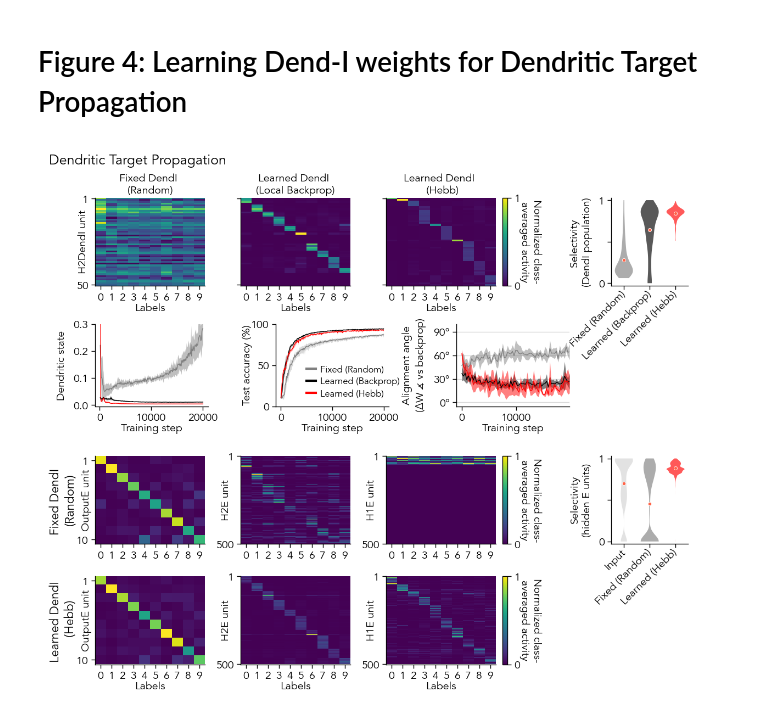
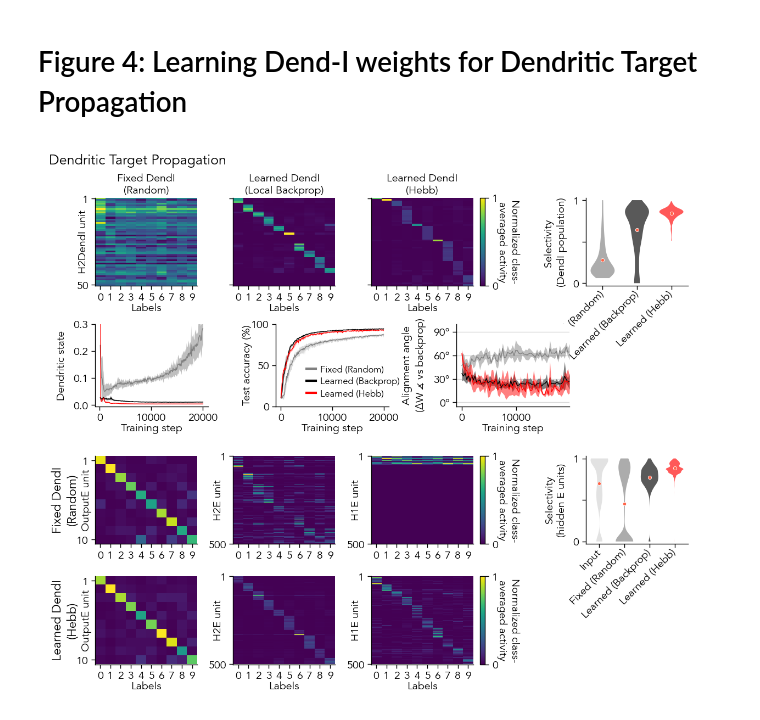
Before and after one commit to Milstein-Lab/EIANN, a Jupyter notebook: docs/Galloni_etal_2025/Figure_4.ipynb, the cells around one changed output. Saved outputs shown, nothing was run; the diff lists cells and outputs as text; code cells hidden in the pictures.

```diff
--- a/docs/Galloni_etal_2025/Figure_4.ipynb
+++ b/docs/Galloni_etal_2025/Figure_4.ipynb
@@ -23,7 +23,7 @@ axes1 = gs.GridSpec(nrows=4, ncols=5, figure=fig,
                     left=0.08,right=0.98,
                     bottom=0.07, top=0.92,
                     wspace=0.4, hspace=0.35,
-                    height_ratios=[1, 1.2, 1, 1], width_ratios=[1, 1, 1, 0.4, 0.7])
+                    height_ratios=[1, 1.2, 1, 1], width_ratios=[1, 1, 1, 0.4, 1])
 ax_dend_selectivity = fig.add_subplot(axes1[0, 4])
 ax_selectivity      = fig.add_subplot(axes1[2, 4])
 
@@ -101,35 +101,35 @@ for col, model_key in enumerate(model_list):
         if model_key in subpanel_config:
             # Plot activity heatmaps of each population to the test dataset
             cfg = subpanel_config[model_key]
             average_pop_activity_dict = data_dict[example_seed]['average_pop_activity_dict']
             for i, population in enumerate(["OutputE", "H2E", "H1E"]):
                 ax = fig.add_subplot(axes1[cfg["row"], i])
                 eiann.plot_batch_accuracy_from_data(average_pop_activity_dict, population=population, sort=True, ax=ax, cbar=False)
                 num_units = average_pop_activity_dict[population].shape[1]
                 ax.set_yticks([0,num_units-1])
                 ax.set_yticklabels([1,num_units])
                 ax.set_ylabel(f'{population} unit', labelpad=-10)
                 ax.set_xlabel(ax.get_xlabel(), labelpad=0)
                 if i==0:
                     ax.set_title(model_dict['display_name'], rotation=90, x=-0.29, y=0.4, va='center', fontsize=8)
                 if cfg["remove_xlabel"]:
                     ax.set_xlabel('')
 
                 if i==2:
                     pos = ax.get_position()
                     cbar_ax = fig.add_axes([pos.x1 + 0.01, pos.y0, 0.008, pos.height])
                     cbar = matplotlib.colorbar.ColorbarBase(cbar_ax, cmap='viridis', orientation='vertical')
                     cbar.set_label('Normalized class-\naveraged activity', labelpad=14, rotation=270)
                     cbar.set_ticks([0, 1])
 
-            # Plot sparsity and selectivity of hidden layers
-            populations_to_plot = ['H1E', 'H2E']
-            plot_metric_all_seeds(data_dict, model_dict, populations_to_plot=populations_to_plot, ax=ax_selectivity, metric_name='selectivity', plot_type='violin', side='both')
-            ax_selectivity.set_ylabel(f"Selectivity\n(hidden E units)")
+        # Plot sparsity and selectivity of hidden layers
+        populations_to_plot = ['H1E', 'H2E']
+        plot_metric_all_seeds(data_dict, model_dict, populations_to_plot=populations_to_plot, ax=ax_selectivity, metric_name='selectivity', plot_type='violin', side='both')
+        ax_selectivity.set_ylabel(f"Selectivity\n(hidden E units)")
 
 fig.suptitle("Dendritic Target Propagation", x=0.01, y=1., fontsize=9, ha='left')
 
 fig.savefig(f"{root_dir}/EIANN/figures/{figure_name}.png", dpi=300)
 fig.savefig(f"{root_dir}/EIANN/figures/{figure_name}.svg", dpi=300)
 # %% [output]
-[figure, old version]
+[figure, new version]
```
Also changed, not shown: 14 other files.
